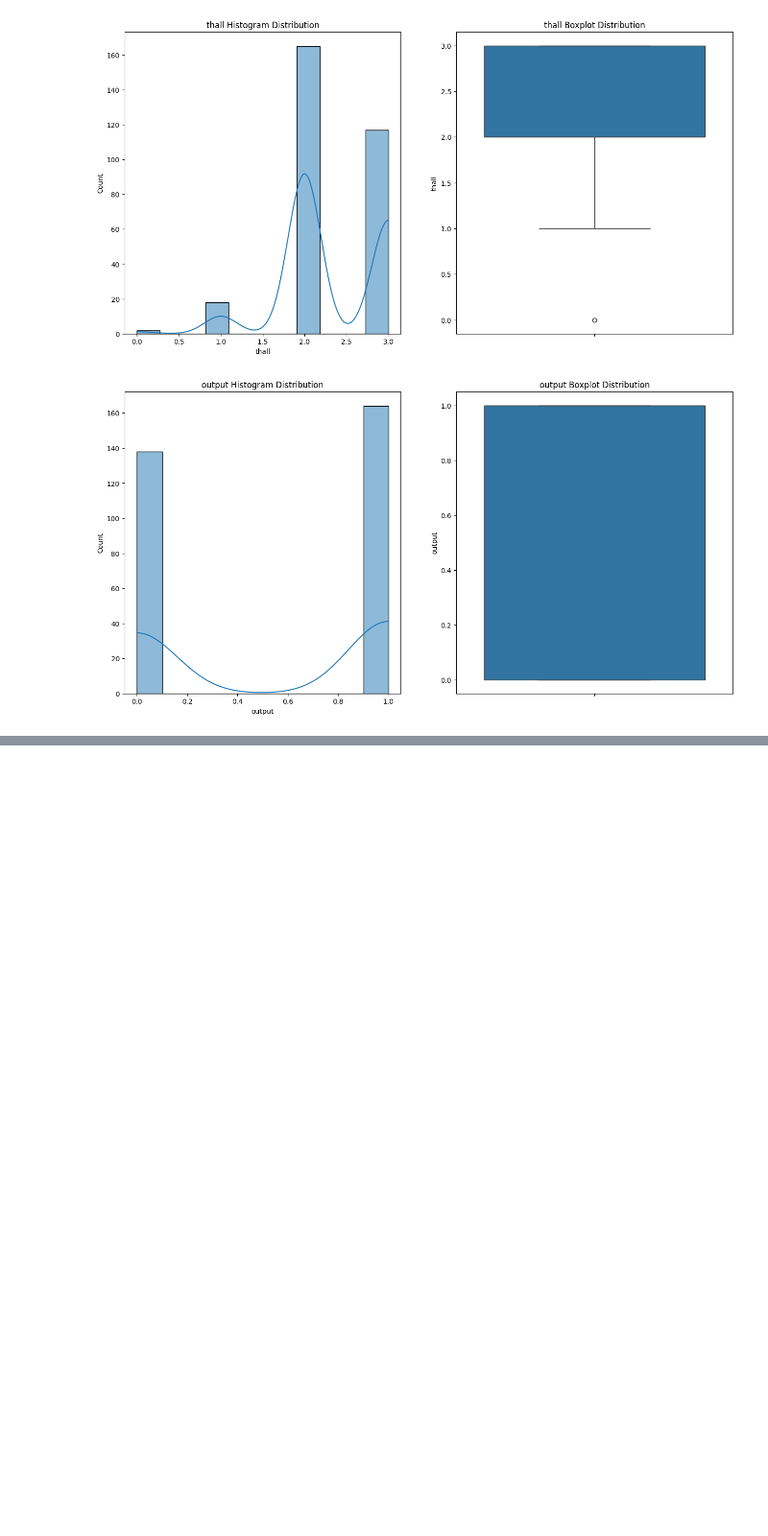
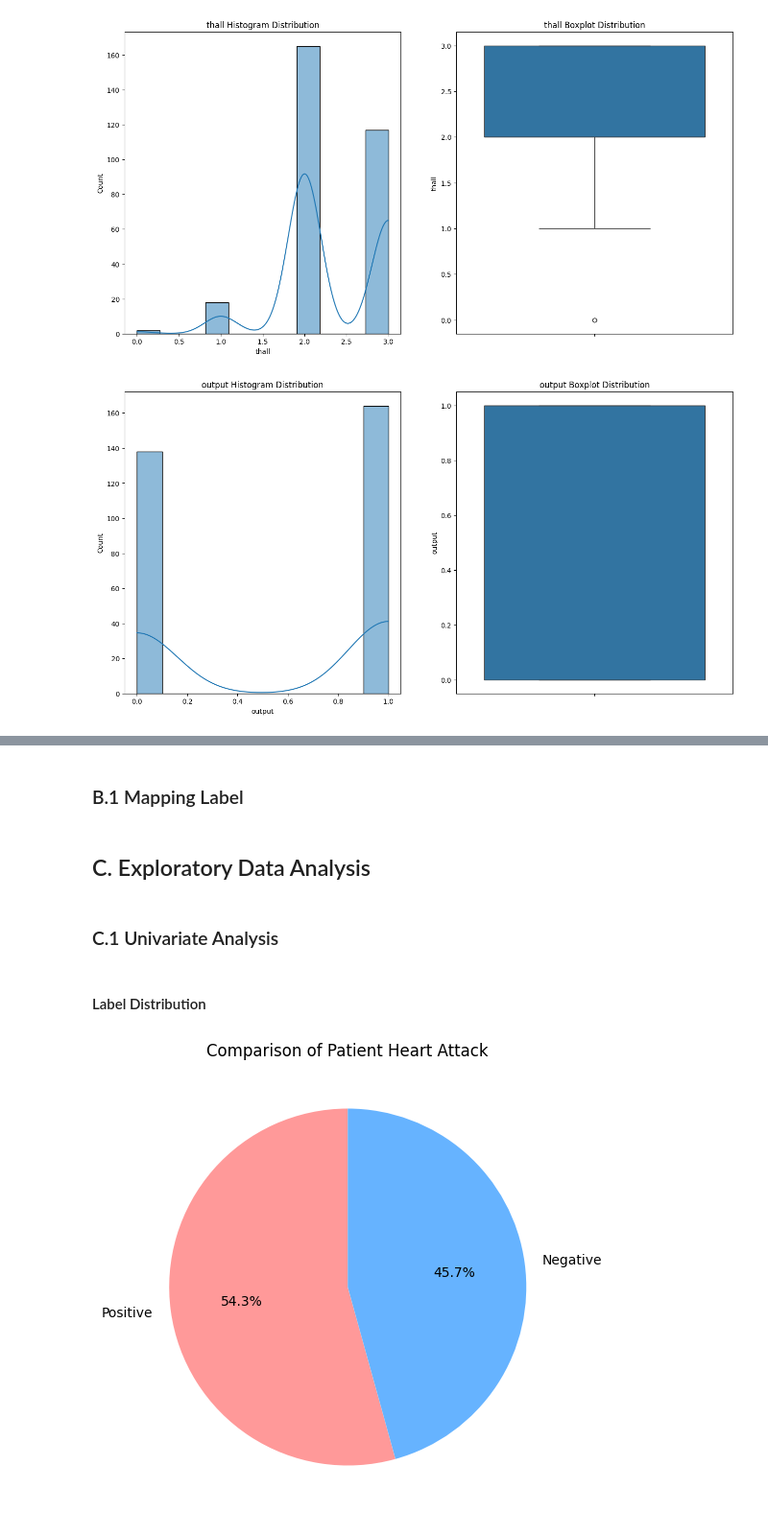
Before and after one commit to HablSank/1Day-1Dataset_MachineLearningProject, a Jupyter notebook: Day-13/Naive Bayes Gaussian (Heart Attack)/heart.ipynb, the cells around one changed output, grey strips where cells are left out. Shown at 96% size. Drawn from its saved outputs; the diff is of its cells as text; code cells hidden in the pictures; blank space fills up the shorter version.

Commit message:
Day - 13 (Naive Bayes Gaussian) Exploratory Data Done

```diff
--- a/Day-13/Naive Bayes Gaussian (Heart Attack)/heart.ipynb
+++ b/Day-13/Naive Bayes Gaussian (Heart Attack)/heart.ipynb
@@ -165,0 +168,19 @@ for col in df.select_dtypes(include='number'):
+# %% [markdown]
+### B.1 Mapping Label
+# %%
+output_name = {0 : "Negative", 1 : "Positive"}
+df['output_sign'] = df['output'].map(output_name)
+# %% [markdown]
+## C. Exploratory Data Analysis
+# %% [markdown]
+### C.1 Univariate Analysis
+# %% [markdown]
+#### Label Distribution
+# %%
+plt.figure(figsize=(6, 8))
+df['output_sign'].value_counts().plot.pie(autopct='%1.1f%%', colors=['#ff9999','#66b3ff'], startangle=90)
+plt.title('Comparison of Patient Heart Attack')
+plt.ylabel(None)
+plt.show()
+# %% [output]
+[figure, added]
```
Also changed, not shown: parts of 10 cells of this notebook.
